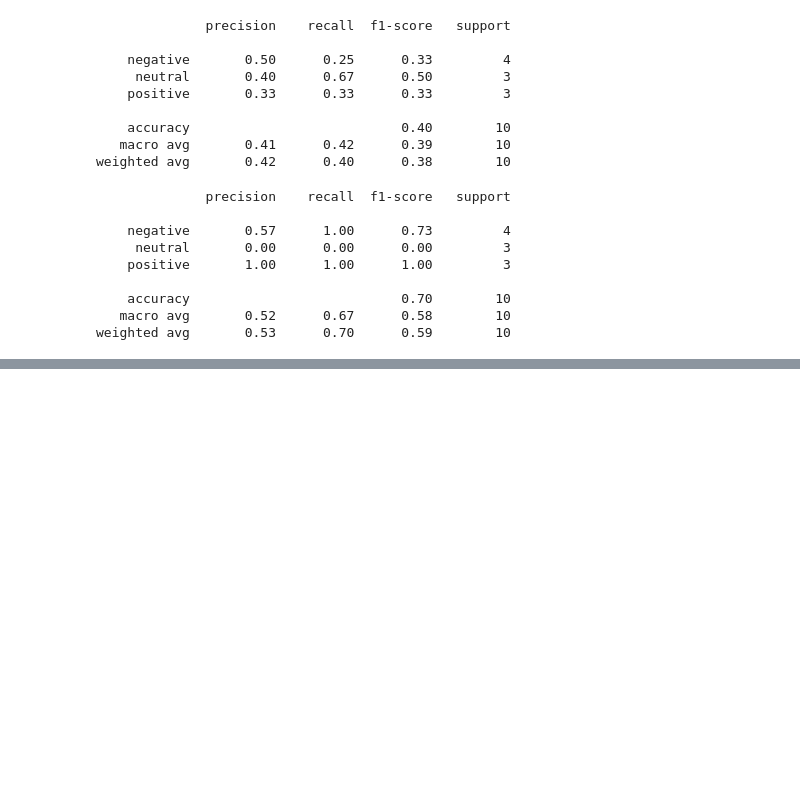
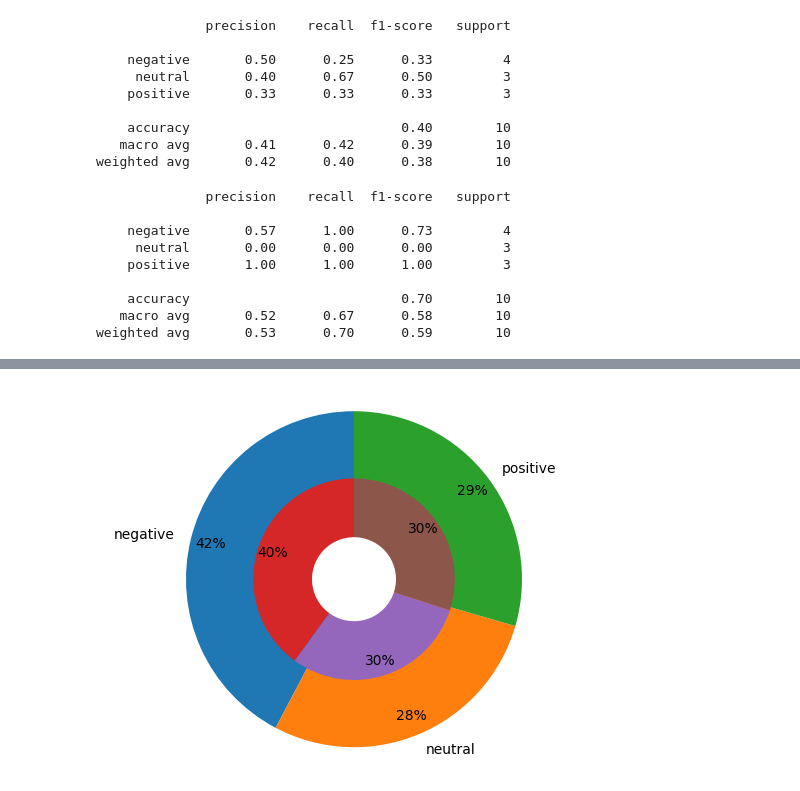
Before and after one commit to yari-iray/ba-text-mining-group19, a Jupyter notebook: final_project/final_sentiment.ipynb, the cells around one changed output, grey strips where cells are left out. Cells and saved outputs as stored; diff of their text form; code cells hidden in the pictures; blank space fills up the shorter version.

```diff
--- a/final_project/final_sentiment.ipynb
+++ b/final_project/final_sentiment.ipynb
@@ -183,0 +228,17 @@ weighted avg       0.53      0.70      0.59        10
+# %%
+import numpy as np
+import pandas as pd
+import matplotlib.pyplot as plt
+
+plt.pie(clf.class_count_, labels=clf.classes_, autopct='%.0f%%', startangle=90, pctdistance =0.88, radius= 1.0,) #outer circle train
+plt.pie(data_t, autopct='%.0f%%',startangle=90, pctdistance =0.85, radius= 0.60) #inner circle test
+
+centre_circle = plt.Circle((0,0), 0.25, fc='white')
+fig= plt.gcf()
+fig.gca().add_artist(centre_circle)
+
+# Plotting the pie
+plt.axis('equal')
+plt.show()
+# %% [output]
+[figure, added]
```
Also changed, not shown: parts of 6 cells of this notebook.
